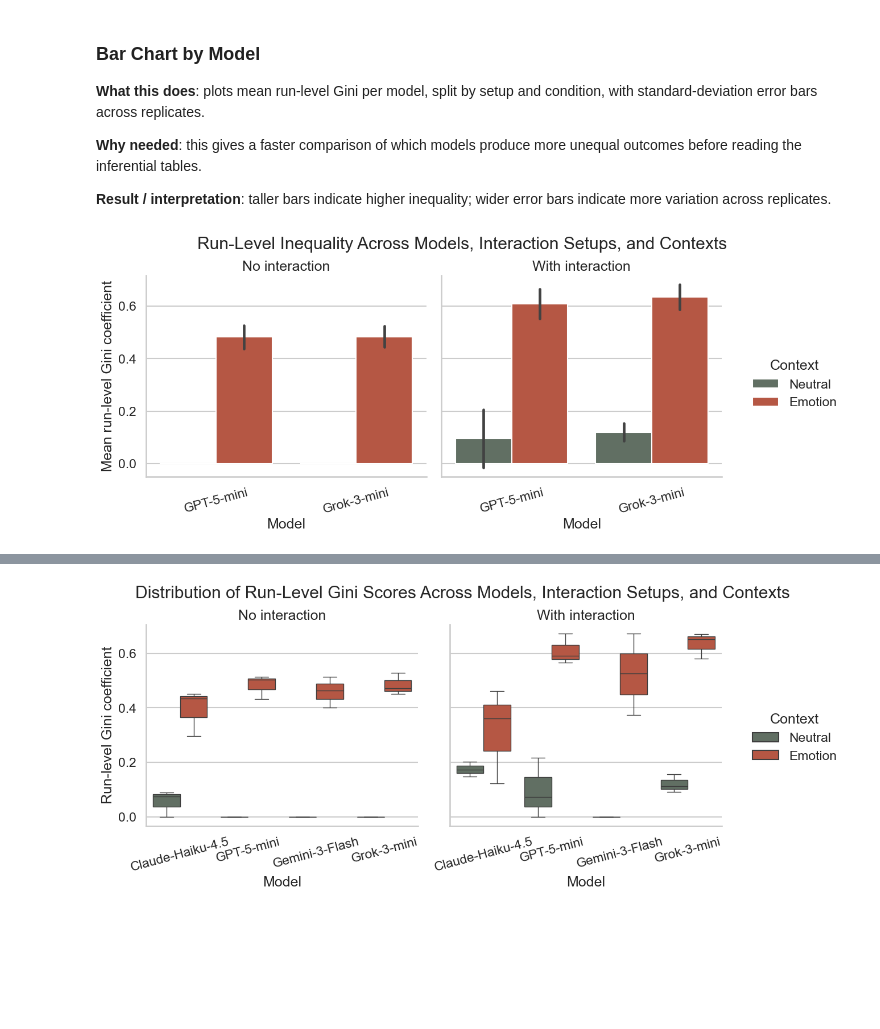
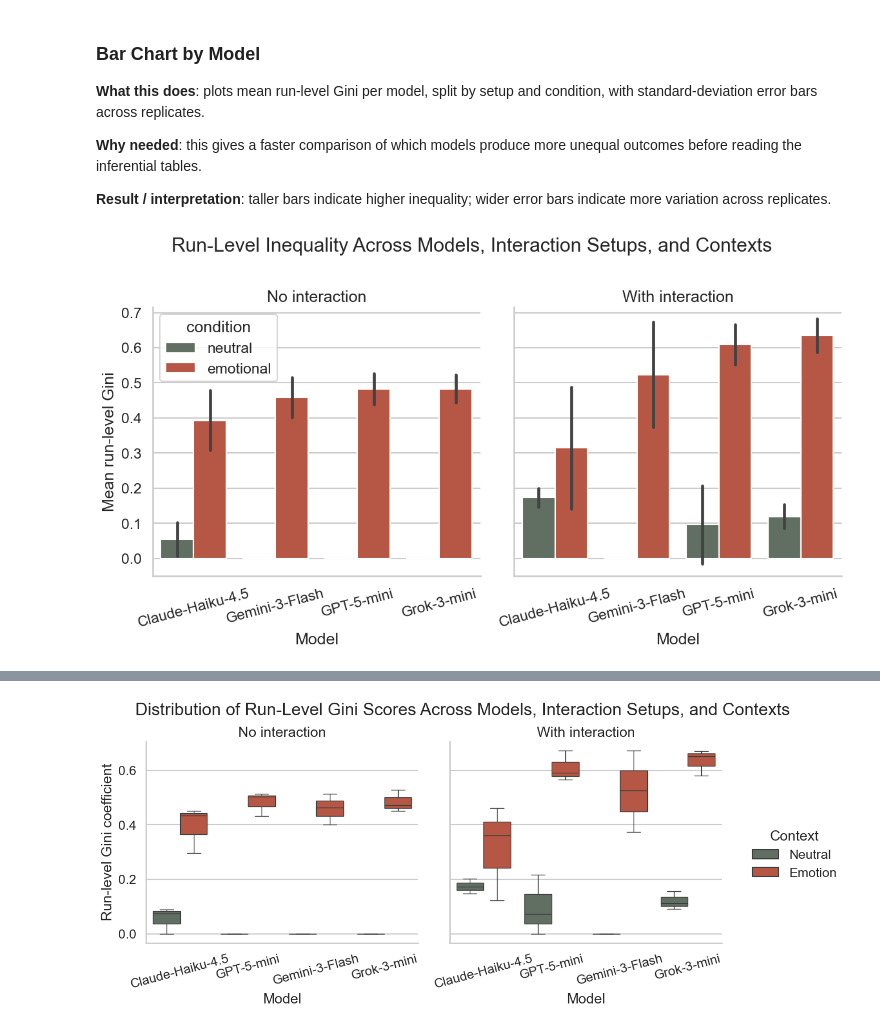
Before and after one commit to tiaL-ops/simCo, a Jupyter notebook: data_evaluation/behaviour_analysis.ipynb, the cells around one changed output, grey strips where cells are left out. Cells and saved outputs as stored; diff of their text form; code cells hidden in the pictures; blank space fills up the shorter version.

Commit message:
fix figure

```diff
--- a/data_evaluation/behaviour_analysis.ipynb
+++ b/data_evaluation/behaviour_analysis.ipynb
@@ -1167,45 +1168,46 @@ apply_display_labels(gini_summary)
 # %%
 gini_model_order = [
     label for label in [
-        'Claude-Haiku',
-        'Gemini-Flash',
+        'Claude-Haiku-4.5',
+        'Gemini-3-Flash',
         'GPT-5-mini',
         'Grok-3-mini',
     ]
     if label in set(gini_df['model_label'])
 ]
 
 gini_plot = gini_df.assign(
     setup_display=gini_df['setup'].map(setup_label_map),
-    condition_display=gini_df['condition'].map(condition_label_map),
 )
 
 g = sns.catplot(
     data=gini_plot,
     kind='bar',
     x='model_label',
     y='gini',
-    hue='condition_display',
+    hue='condition',
     col='setup_display',
     order=gini_model_order,
-    hue_order=condition_display_order,
+    hue_order=condition_order,
     col_order=setup_display_order,
     estimator='mean',
     errorbar='sd',
-    palette=[palette_map[COND_NEUTRAL], palette_map[COND_EMOTION]],
-    height=5,
-    aspect=1.15,
+    palette=['#5F7161', '#C84B31'],
+    height=6,
+    aspect=1.0,
+    legend_out=False,
 )
-g.set_axis_labels('Model', 'Mean run-level Gini coefficient')
+g.set_axis_labels('Model', 'Mean run-level Gini')
 g.set_titles('{col_name}')
 if g._legend is not None:
-    g._legend.set_title('Context')
+    g._legend.set_title('condition')
 for ax in g.axes.flat:
     ax.tick_params(axis='x', rotation=15)
+g.figure.subplots_adjust(top=0.85)
 g.figure.suptitle('Run-Level Inequality Across Models, Interaction Setups, and Contexts', y=1.03)
 plt.show()
 # %% [output]
-[figure, old version]
+[figure, new version]
 # %%
 ARTIFACTS_DIR.mkdir(parents=True, exist_ok=True)
 g.figure.savefig(ARTIFACTS_DIR / "run_level_gini_barplot.png", dpi=300, bbox_inches="tight")
```
Also changed, not shown: parts of 1 cell of this notebook.
